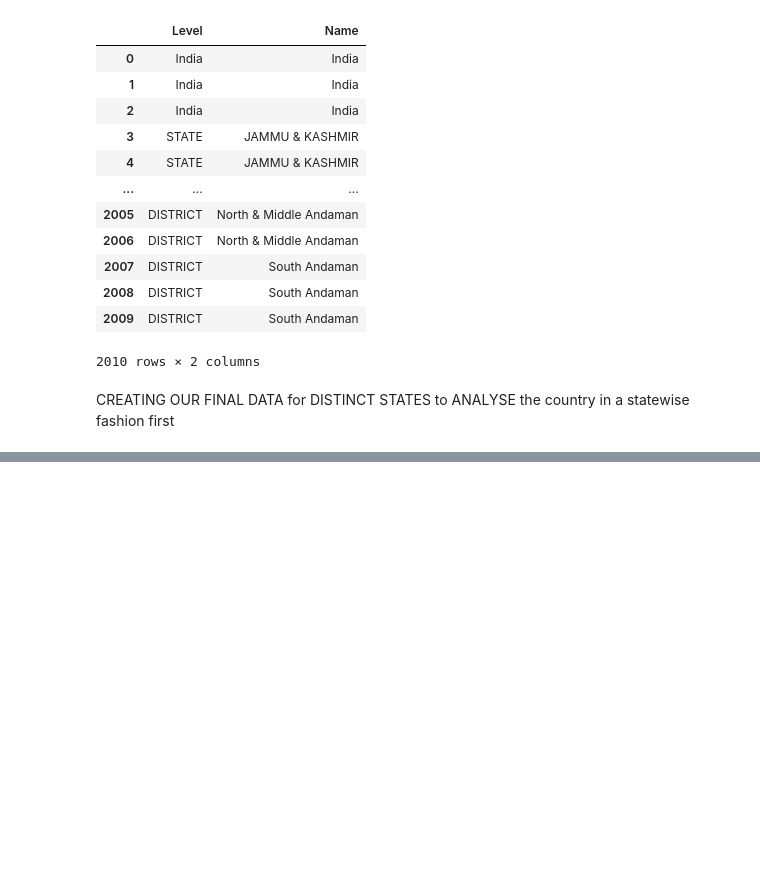
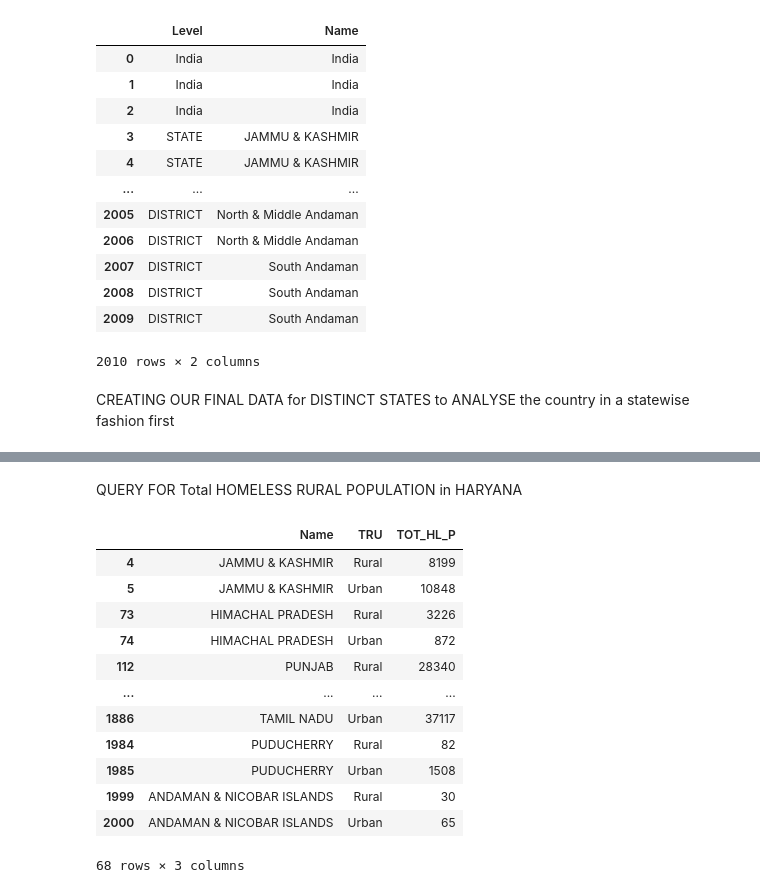
Before and after one commit to rushil00/Homelessness_Analysis, a Jupyter notebook: main.ipynb, the cells around one changed output, grey strips where cells are left out. Saved outputs shown, nothing was run; the diff lists cells and outputs as text; code cells hidden in the pictures; blank space fills up the shorter version.

```diff
--- a/main.ipynb
+++ b/main.ipynb
@@ -94,0 +93,19 @@ dataset_
+# %% [markdown]
+QUERY FOR Total HOMELESS RURAL POPULATION in HARYANA
+# %%
+data_RuralUrbanPop = pd.DataFrame(dataset_s.loc[(dataset_s['TRU']=='Rural')|(dataset_s['TRU'] == 'Urban')], columns=['Name','TRU' , 'TOT_HL_P'])
+data_RuralUrbanPop
+# %% [output]
+|  | Name | TRU | TOT_HL_P |
+| 4 | JAMMU & KASHMIR | Rural | 8199 |
+| 5 | JAMMU & KASHMIR | Urban | 10848 |
+| 73 | HIMACHAL PRADESH | Rural | 3226 |
+| 74 | HIMACHAL PRADESH | Urban | 872 |
+| 112 | PUNJAB | Rural | 28340 |
+| ... | ... | ... | ... |
+| 1886 | TAMIL NADU | Urban | 37117 |
+| 1984 | PUDUCHERRY | Rural | 82 |
+| 1985 | PUDUCHERRY | Urban | 1508 |
+| 1999 | ANDAMAN & NICOBAR ISLANDS | Rural | 30 |
+| 2000 | ANDAMAN & NICOBAR ISLANDS | Urban | 65 |
+68 rows × 3 columns
```
Also changed, not shown: parts of 7 cells of this notebook.
